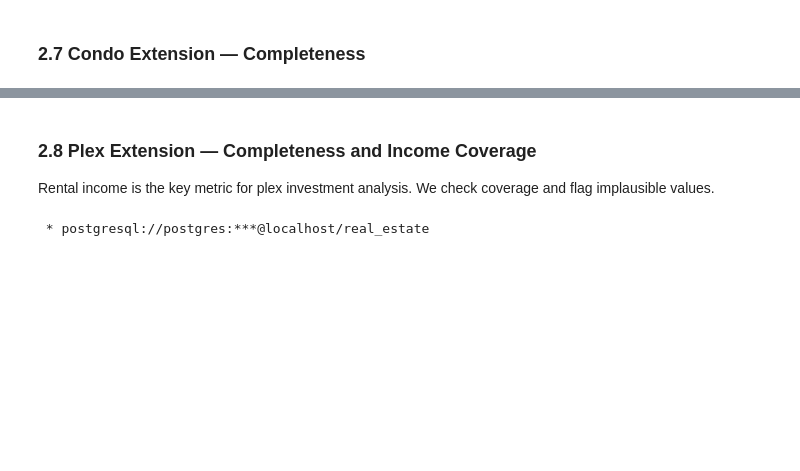
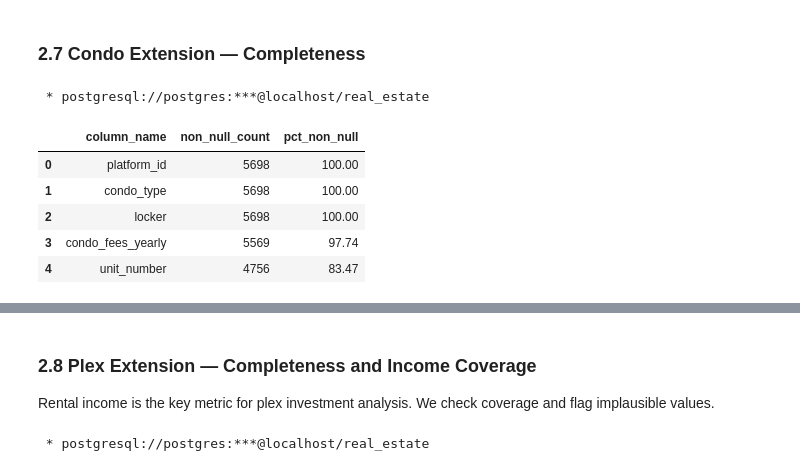
Before and after one commit to PaulMbwase/real-estate-pipeline, a Jupyter notebook: analysis/notebooks/00_preprocessing.ipynb, the cells around one changed output, grey strips where cells are left out. Drawn from its saved outputs; the diff is of its cells as text; code cells hidden in the pictures; blank space fills up the shorter version.

```diff
--- a/analysis/notebooks/00_preprocessing.ipynb
+++ b/analysis/notebooks/00_preprocessing.ipynb
@@ -660,5 +937,27 @@ ORDER BY total DESC;
 # %% [markdown]
 ### 2.7 Condo Extension — Completeness
+# %%
+%%sql
+SELECT
+    'platform_id'                AS column_name,
+    COUNT(platform_id)           AS non_null_count,
+    ROUND(COUNT(platform_id) * 100.0 / COUNT(*), 2) AS pct_non_null
+FROM v_condo
+
+UNION ALL SELECT 'condo_fees_yearly',       COUNT(condo_fees_yearly),       ROUND(COUNT(condo_fees_yearly) * 100.0       / COUNT(*), 2) FROM v_condo
+UNION ALL SELECT 'unit_number',        COUNT(unit_number),        ROUND(COUNT(unit_number) * 100.0        / COUNT(*), 2) FROM v_condo
+UNION ALL SELECT 'condo_type',         COUNT(condo_type),         ROUND(COUNT(condo_type) * 100.0         / COUNT(*), 2) FROM v_condo
+UNION ALL SELECT 'locker',        COUNT(locker),        ROUND(COUNT(locker) * 100.0        / COUNT(*), 2) FROM v_condo
+
+ORDER BY pct_non_null DESC;
+# %% [output]
+ * postgresql://postgres:***@localhost/real_estate
+|  | column_name | non_null_count | pct_non_null |
+| 0 | platform_id | 5698 | 100.00 |
+| 1 | condo_type | 5698 | 100.00 |
+| 2 | locker | 5698 | 100.00 |
+| 3 | condo_fees_yearly | 5569 | 97.74 |
+| 4 | unit_number | 4756 | 83.47 |
 # %%
 %%sql
 SELECT
```
Also changed, not shown: parts of 16 cells of this notebook, 4 other files.
